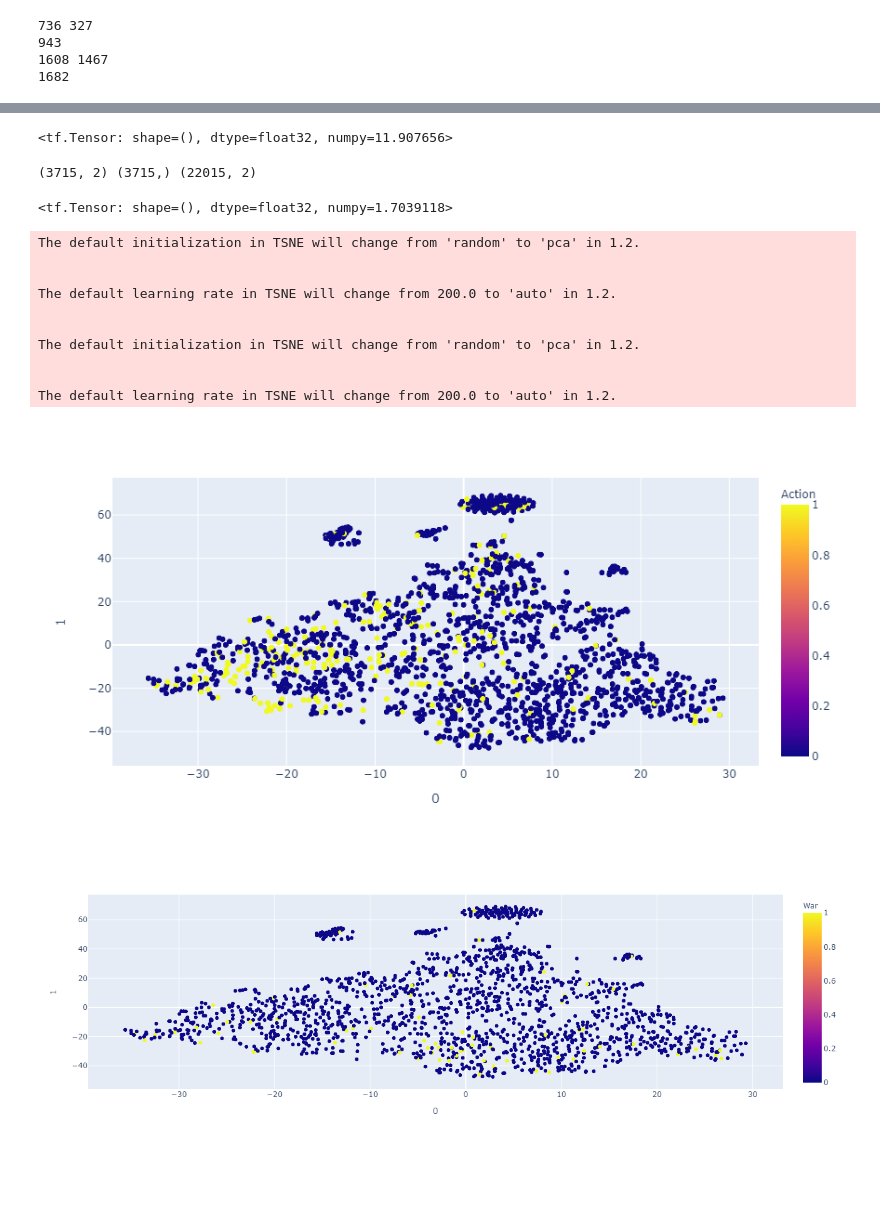
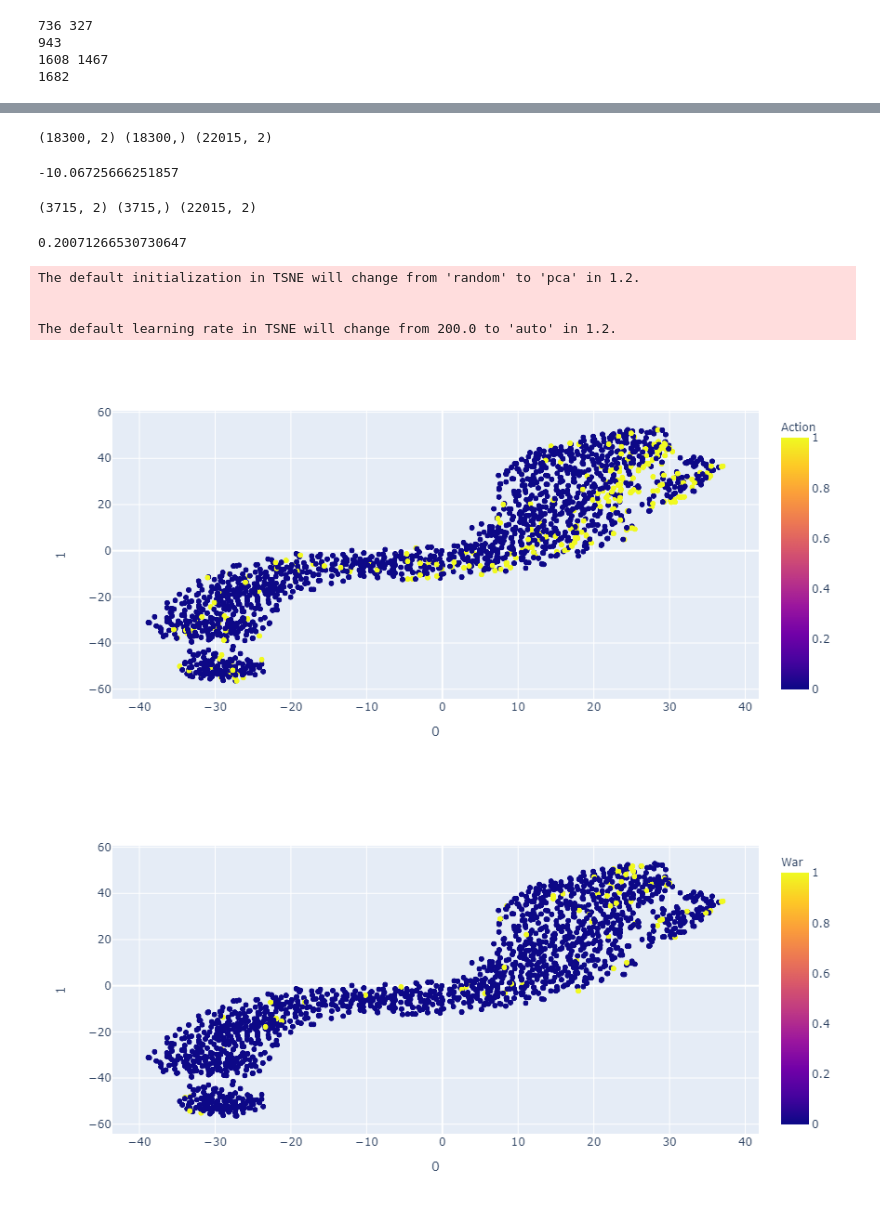
Before and after one commit to Sumeet2807/Recommender-Systems, a Jupyter notebook: collaborative-ipynb.ipynb, the cells around one changed output, grey strips where cells are left out. Saved outputs shown, nothing was run; the diff lists cells and outputs as text; code cells hidden in the pictures; blank space fills up the shorter version.

Commit message:
Kaggle Notebook | collaborative.ipynb | Version 7

```diff
--- a/collaborative-ipynb.ipynb
+++ b/collaborative-ipynb.ipynb
@@ -85,10 +86,11 @@ g.fig.set_figwidth(18)
 # %% [output]
 [figure]
 # %%
-#Date based split
+#Date based split and Shuffle them. I thought it was already shuffled when I loaded it from CSV.
+#But its not. So shuffle is important here
 cutoff_date = '1998-03-01'
-df_train = data_joined[data_joined['date'] < cutoff_date]
-df_test = data_joined[data_joined['date'] >= cutoff_date]
+df_train = data_joined[data_joined['date'] < cutoff_date].sample(frac=1)
+df_test = data_joined[data_joined['date'] >= cutoff_date].sample(frac=1)
 # %%
 X_train = df_train[['user_id','movie_id']].to_numpy() - 1
 y_train = df_train['rating'].to_numpy()
@@ -110,19 +117,20 @@ print(len(pd.unique(data['movie_id'])))
 1608 1467
 1682
 # %%
+
 def collaborative_model(num_users, num_movies, emb_dim):
     x = tf.keras.Input((2))
     x_user = tf.keras.layers.Embedding(num_users,emb_dim,
-                                       embeddings_regularizer=tf.keras.regularizers.L2(1e-4),
+#                                        embeddings_regularizer=tf.keras.regularizers.L2(1e-4),
                                        name='users')(x[:,0])
     x_movie = tf.keras.layers.Embedding(num_movies,emb_dim,
-                                       embeddings_regularizer=tf.keras.regularizers.L2(1e-4),
+#                                        embeddings_regularizer=tf.keras.regularizers.L2(1e-4),
                                        name='movies')(x[:,1])
     out = tf.linalg.diag_part(tf.linalg.matmul(x_user,x_movie,transpose_b=True))
 
     return tf.keras.Model(inputs=x, outputs=out, name="colab_model")
 
-model = collaborative_model(num_users,num_movie,32)
+model = collaborative_model(num_users,num_movie,64)
 
 model.compile(
     optimizer='adam',
@@ -161,53 +170,56 @@ Epoch 11/40
 # %%
 #Experiment - how new datapoints including unseen users and movies interact (cold start problem)
 #holdout set
-y_pred = model(X_test)
-tf.keras.metrics.mean_squared_error(y_test, y_pred)
+unseen_indices = ~(np.isin(df_test['movie_id'],df_train['movie_id']) & np.isin(df_test['user_id'],df_train['user_id']))
+X_test_unseen = X_test[unseen_indices]
+y_test_unseen = y_test[unseen_indices]
+print(X_test_unseen.shape,y_test_unseen.shape,X_test.shape)
+y_pred = model(X_test_unseen)
+tf.keras.metrics.mean_squared_error(y_test_unseen, y_pred)
+r2_score(y_test_unseen, y_pred)
 # %% [output]
-<tf.Tensor: shape=(), dtype=float32, numpy=11.907656>
+(18300, 2) (18300,) (22015, 2)
+-10.06725666251857
 # %%
 #Experiment - how new datapoints including seen users and movies interact
-seen_indices = np.isin(X_test[:,0],X_train[:,0]) & np.isin(X_test[:,1],X_train[:,1])
+seen_indices =    np.isin(df_test['movie_id'],df_train['movie_id']) & np.isin(df_test['user_id'],df_train['user_id'])
 X_test_seen = X_test[seen_indices]
 y_test_seen = y_test[seen_indices]
 print(X_test_seen.shape,y_test_seen.shape,X_test.shape)
 y_pred = model(X_test_seen)
 tf.keras.metrics.mean_squared_error(y_test_seen, y_pred)
+r2_score(y_test_seen, y_pred)
 # %% [output]
 (3715, 2) (3715,) (22015, 2)
-<tf.Tensor: shape=(), dtype=float32, numpy=1.7039118>
+0.20071266530730647
+# %%
+#TSNE for visualization
+tsne = TSNE()
+# users = tsne.fit_transform(model.get_layer('users').get_weights()[0])
+movies_embeddings = tsne.fit_transform(model.get_layer('movies').get_weights()[0])
+new_df = pd.DataFrame(movies_embeddings)
+# %% [output]
+The default initialization in TSNE will change from 'random' to 'pca' in 1.2.
+
+
+The default learning rate in TSNE will change from 200.0 to 'auto' in 1.2.
 # %%
-tsne = TSNE()
-users = tsne.fit_transform(model.get_layer('users').get_weights()[0])
-movies = tsne.fit_transform(model.get_layer('movies').get_weights()[0])
-new_df = pd.DataFrame(movies)
-new_df[2] = items['movie title'].to_numpy()
+new_df[2] = movies['movie title'].to_numpy()
 new_df.set_index(np.array(new_df.index)+1, inplace = True)
 # new_df[3] = items.drop(columns=[0,1,2,3,4]).idxmax(axis=1)
-new_df = pd.concat([new_df,items[['release date' ,'video release date' ,
-                           'IMDb URL' ,'unknown' ,'Action' ,'Adventure' ,'Animation' ,
+new_df = pd.concat([new_df,movies[['unknown' ,'Action' ,'Adventure' ,'Animation' ,
                            'Children' ,'Comedy' ,'Crime' ,'Documentary' ,'Drama' ,'Fantasy' ,
                            'Film-Noir' ,'Horror' ,'Musical' ,'Mystery' ,'Romance' ,'Sci-Fi' ,
                            'Thriller' ,'War' ,'Western']]],axis=1)
 fig = px.scatter(new_df, x=0, y=1,hover_data=[2],color='Action')
 fig.show()
 # %% [output]
-The default initialization in TSNE will change from 'random' to 'pca' in 1.2.
-
-
-The default learning rate in TSNE will change from 200.0 to 'auto' in 1.2.
-
-
-The default initialization in TSNE will change from 'random' to 'pca' in 1.2.
-
-
-The default learning rate in TSNE will change from 200.0 to 'auto' in 1.2.
-[figure, old version]
+[figure, new version]
 # %%
 fig = px.scatter(new_df, x=0, y=1,hover_data=[2],color='War')
 fig.show()
 # %% [output]
-[figure, old version]
+[figure, new version]
 # %%
 #train
 ohe = OHE(handle_unknown='ignore',sparse=False)
```
Also changed, not shown: parts of 14 cells of this notebook.
